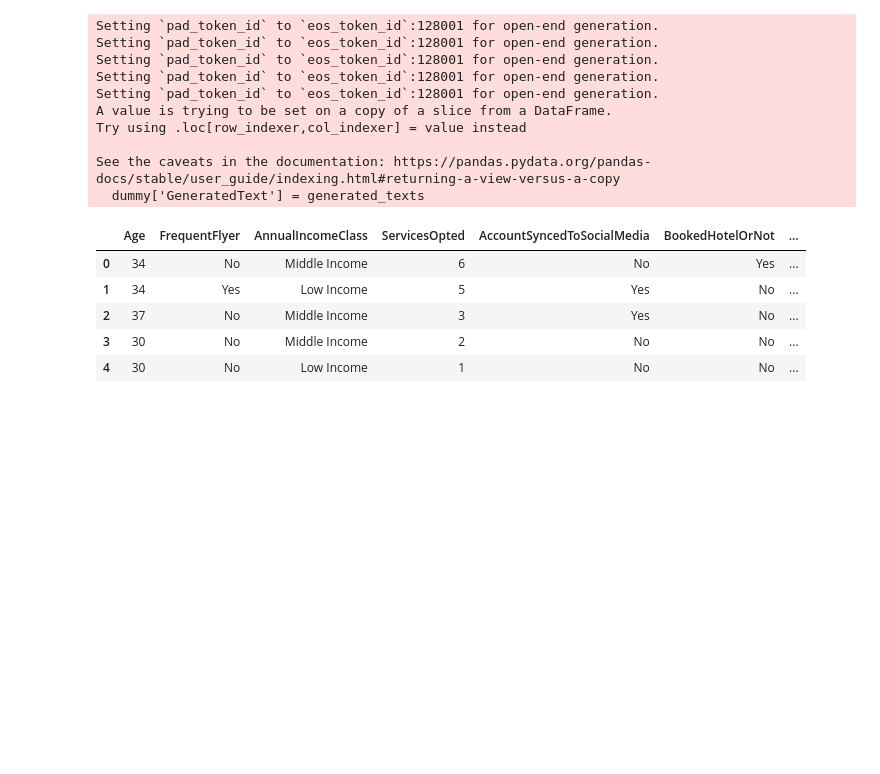
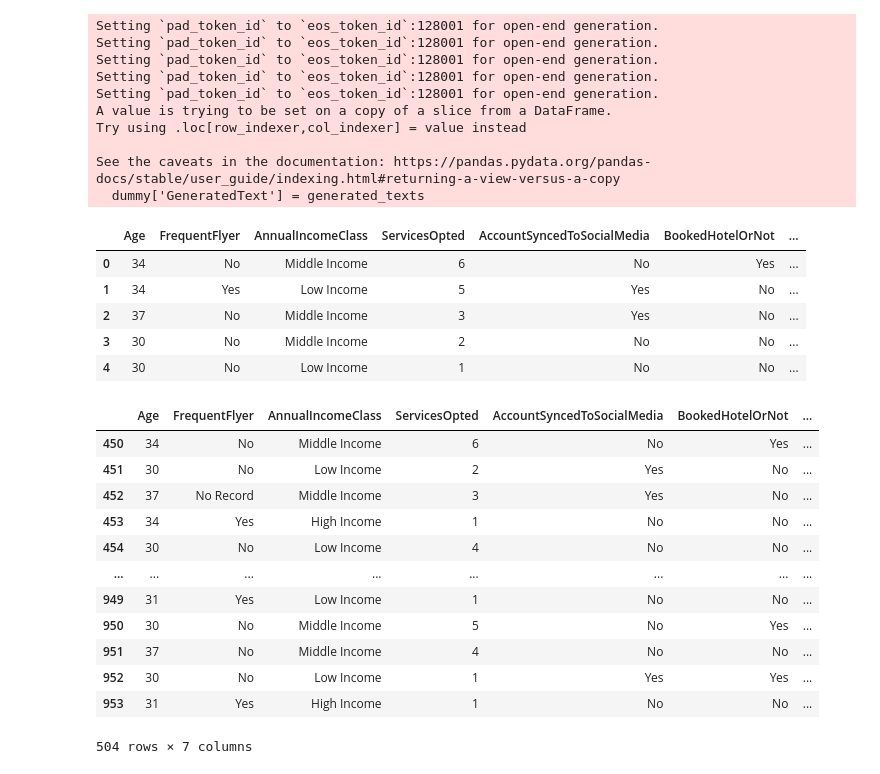
Before and after one commit to hargurjeet/LJMU_Thesis_Results_Hargurjeet_Singh, a Jupyter notebook: llama3_1.ipynb, the cells around one changed output. Cells and saved outputs as stored; diff of their text form; code cells hidden in the pictures; blank space fills up the shorter version.

```diff
--- a/llama3_1.ipynb
+++ b/llama3_1.ipynb
@@ -166,6 +168,23 @@ for _, row in customer_data.iterrows():
     generated_texts.append(generated_text)
 
 customer_data['GeneratedText'] = generated_texts
+# %%
+customer_data_tail = customer_data.tail(504)
+customer_data_tail
+# %% [output]
+|  | Age | FrequentFlyer | AnnualIncomeClass | ServicesOpted | AccountSyncedToSocialMedia | BookedHotelOrNot | ... |
+| 450 | 34 | No | Middle Income | 6 | No | Yes | ... |
+| 451 | 30 | No | Low Income | 2 | Yes | No | ... |
+| 452 | 37 | No Record | Middle Income | 3 | Yes | No | ... |
+| 453 | 34 | Yes | High Income | 1 | No | No | ... |
+| 454 | 30 | No | Low Income | 4 | No | No | ... |
+| ... | ... | ... | ... | ... | ... | ... | ... |
+| 949 | 31 | Yes | Low Income | 1 | No | No | ... |
+| 950 | 30 | No | Middle Income | 5 | No | Yes | ... |
+| 951 | 37 | No | Middle Income | 4 | No | No | ... |
+| 952 | 30 | No | Low Income | 1 | Yes | Yes | ... |
+| 953 | 31 | Yes | High Income | 1 | No | No | ... |
+504 rows × 7 columns
 # %%
 def process_and_save_batches(df, batch_size, output_prefix):
     """Process the DataFrame in batches and save each batch to a CSV file."""
```
Also changed, not shown: parts of 4 cells of this notebook.
